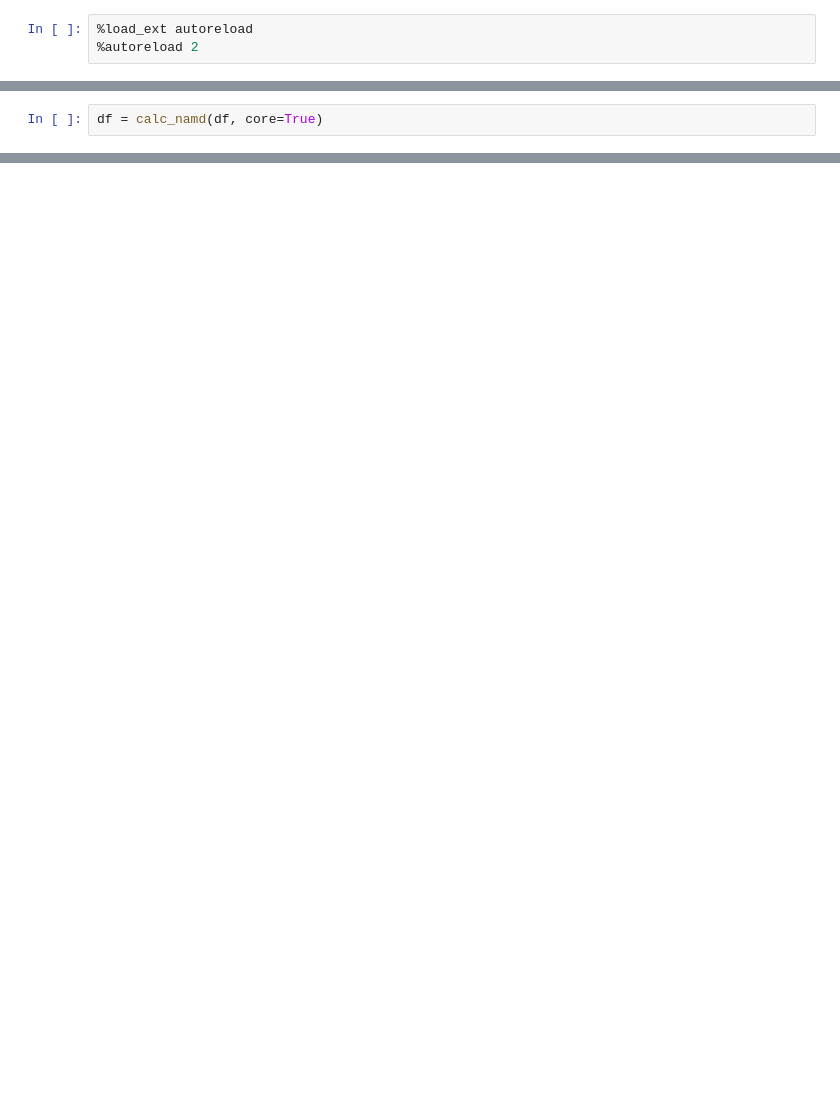
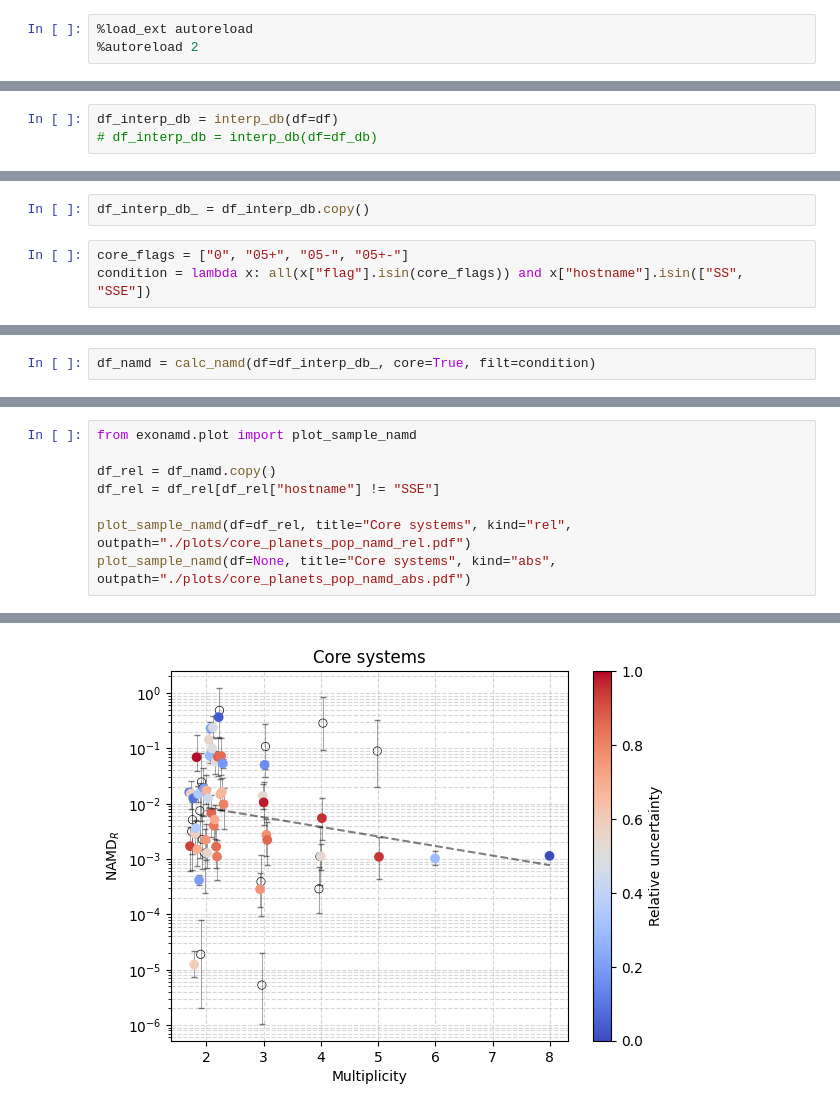
Before and after one commit to abocchieri/ExoNAMD, a Jupyter notebook: notebook/run.ipynb, the cells around one changed output, grey strips where cells are left out. Saved outputs shown, nothing was run; the diff lists cells and outputs as text; blank space fills up the shorter version.

```diff
--- a/notebook/run.ipynb
+++ b/notebook/run.ipynb
@@ -61,0 +33,3 @@ df = interp_db(df)
+# %%
+df_interp_db = interp_db(df=df)
+# df_interp_db = interp_db(df=df_db)
@@ -61,0 +64,5 @@ df = interp_db(df)
+# %%
+df_interp_db_ = df_interp_db.copy()
+# %%
+core_flags = ["0", "05+", "05-", "05+-"]
+condition = lambda x: all(x["flag"].isin(core_flags)) and x["hostname"].isin(["SS", "SSE"])
@@ -62,3 +88,3 @@ df = interp_db(df)
 # %%
-df = calc_namd(df, core=True)
+df_namd = calc_namd(df=df_interp_db_, core=True, filt=condition)
 # %% [output]
@@ -84,0 +109,9 @@ plot_sample_namd(df, title="Core systems")
+# %%
+from exonamd.plot import plot_sample_namd
+
+df_rel = df_namd.copy()
+df_rel = df_rel[df_rel["hostname"] != "SSE"]
+
+plot_sample_namd(df=df_rel, title="Core systems", kind="rel", outpath="./plots/core_planets_pop_namd_rel.pdf")
+plot_sample_namd(df=None, title="Core systems", kind="abs", outpath="./plots/core_planets_pop_namd_abs.pdf")
+# %% [output]
@@ -84,0 +119 @@ plot_sample_namd(df, title="Core systems")
+[figure, added]
```
Also changed, not shown: parts of 16 cells of this notebook, 7 other files.
